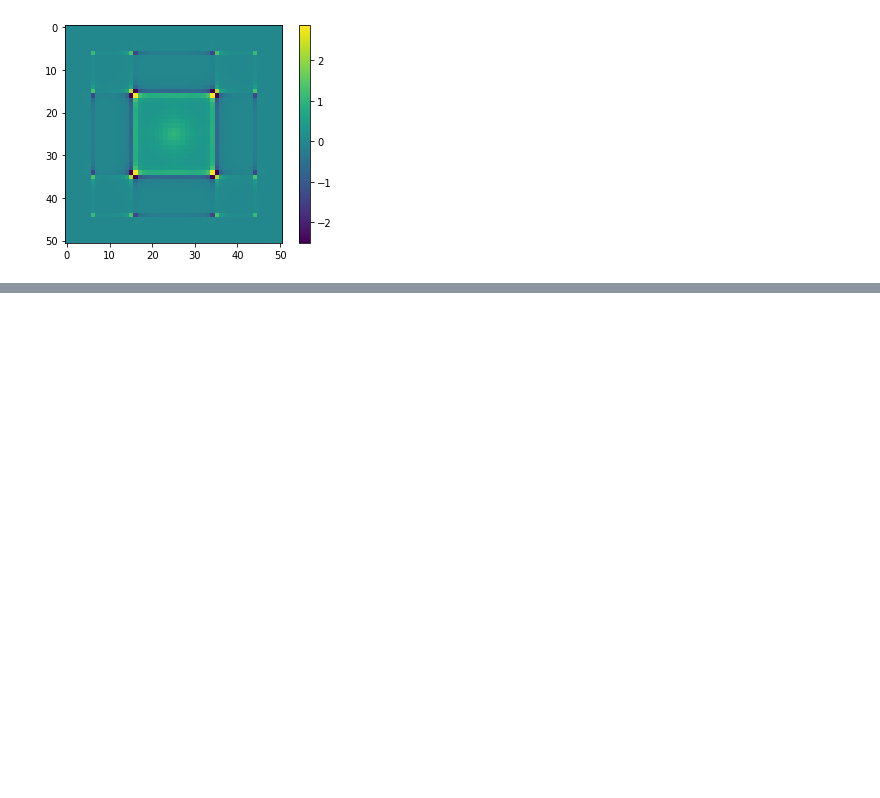
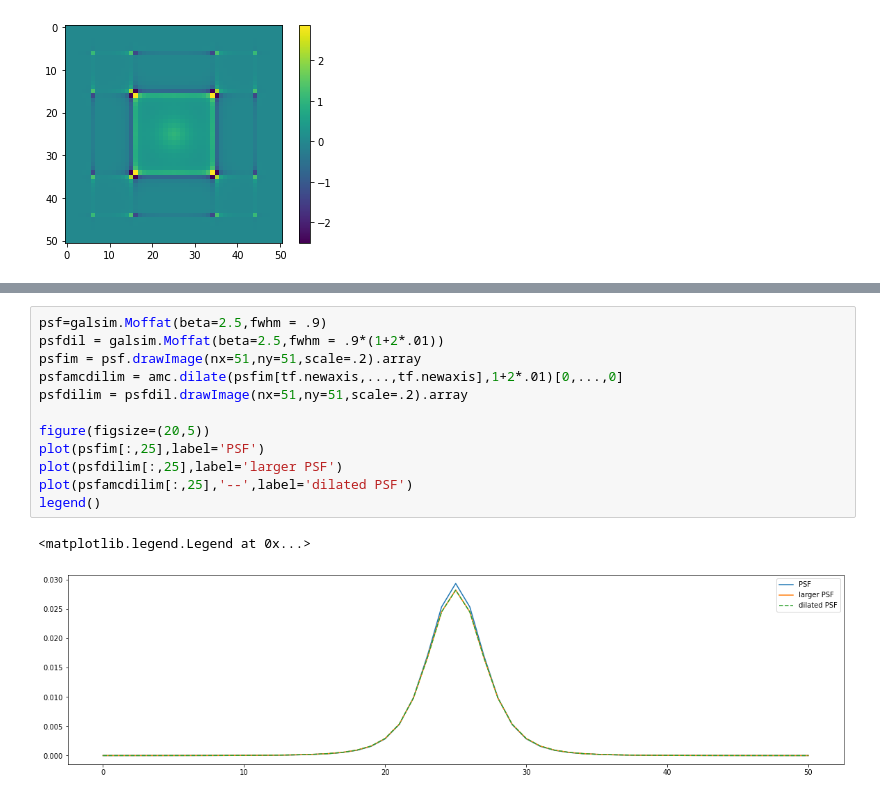
Before and after one commit to andrevitorelli/autometacal, a Jupyter notebook: notebooks/Pixel.ipynb, the cells around one changed output, grey strips where cells are left out. Saved outputs shown, nothing was run; the diff lists cells and outputs as text; blank space fills up the shorter version.

```diff
--- a/notebooks/Pixel.ipynb
+++ b/notebooks/Pixel.ipynb
@@ -164,0 +172,15 @@ imshow(real(psfopiximk));colorbar()
+# %%
+psf=galsim.Moffat(beta=2.5,fwhm = .9)
+psfdil = galsim.Moffat(beta=2.5,fwhm = .9*(1+2*.01))
+psfim = psf.drawImage(nx=51,ny=51,scale=.2).array
+psfamcdilim = amc.dilate(psfim[tf.newaxis,...,tf.newaxis],1+2*.01)[0,...,0]
+psfdilim = psfdil.drawImage(nx=51,ny=51,scale=.2).array
+
+figure(figsize=(20,5))
+plot(psfim[:,25],label='PSF')
+plot(psfdilim[:,25],label='larger PSF')
+plot(psfamcdilim[:,25],'--',label='dilated PSF')
+legend()
+# %% [output]
+<matplotlib.legend.Legend at 0x...>
+[figure, added]
```
Also changed, not shown: parts of 5 cells of this notebook, 4 other files.
